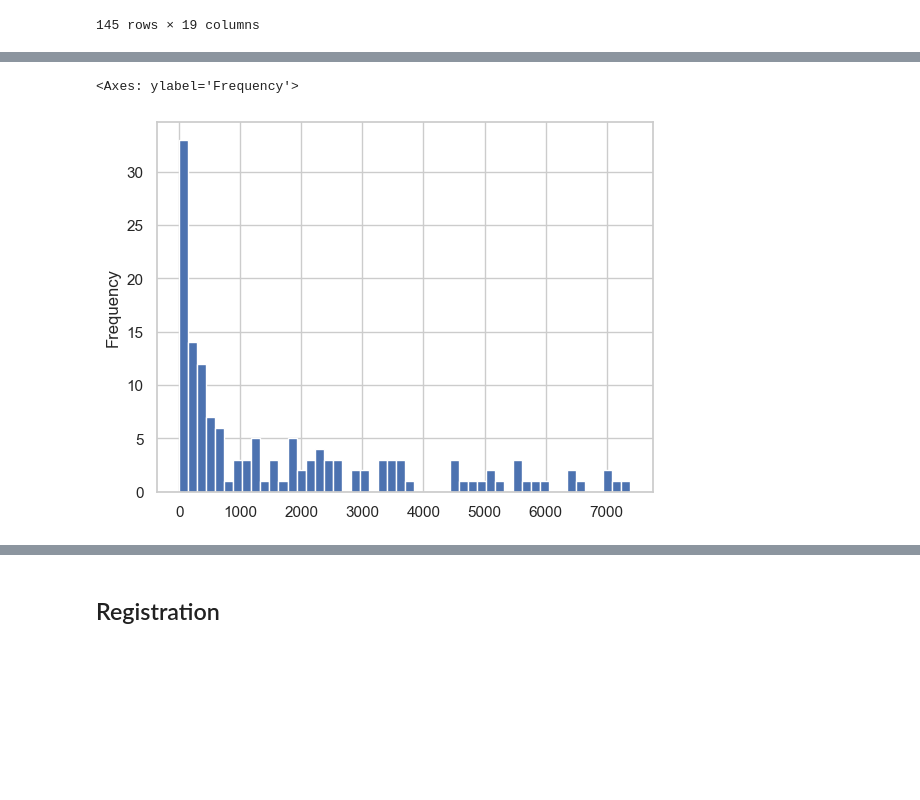
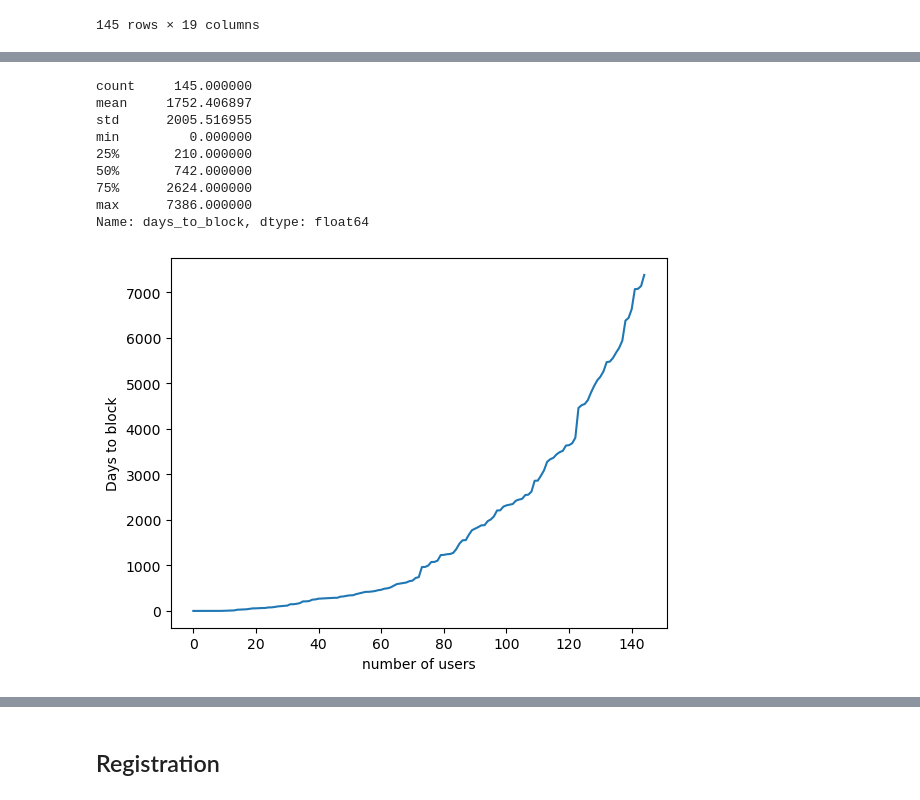
Before and after one commit to dh-epfl-students/dhlab-cultural-weaponisation-ukraine-benchmark, a Jupyter notebook: notebooks/All Users Analysis/users_metadata.ipynb, the cells around one changed output, grey strips where cells are left out. Saved outputs shown, nothing was run; the diff lists cells and outputs as text; code cells hidden in the pictures; blank space fills up the shorter version.

```diff
--- a/notebooks/All Users Analysis/users_metadata.ipynb
+++ b/notebooks/All Users Analysis/users_metadata.ipynb
@@ -194,8 +237,22 @@ df_all_user_metadata_block = df_all_user_metadata_block[
 # %%
-df_all_user_metadata_block['days_to_block'].plot.hist(bins=50)
+df_all_user_metadata_block['days_to_block'].describe()
 # %% [output]
-<Axes: ylabel='Frequency'>
+count     145.000000
+mean     1752.406897
+std      2005.516955
+min         0.000000
+25%       210.000000
+50%       742.000000
+75%      2624.000000
+max      7386.000000
+Name: days_to_block, dtype: float64
-[figure, removed]
+# %%
+df_all_user_metadata_block['days_to_block'].sort_values().reset_index(drop=True).plot()
+plt.ylabel("Days to block")
+plt.xlabel("number of users")
+plt.show()
+# %% [output]
+[figure, added]
 # %%
 df_enriched['is_blocked'] = df_enriched['blockid'].notna()
 
```
Also changed, not shown: parts of 8 cells of this notebook, 16 other files.
